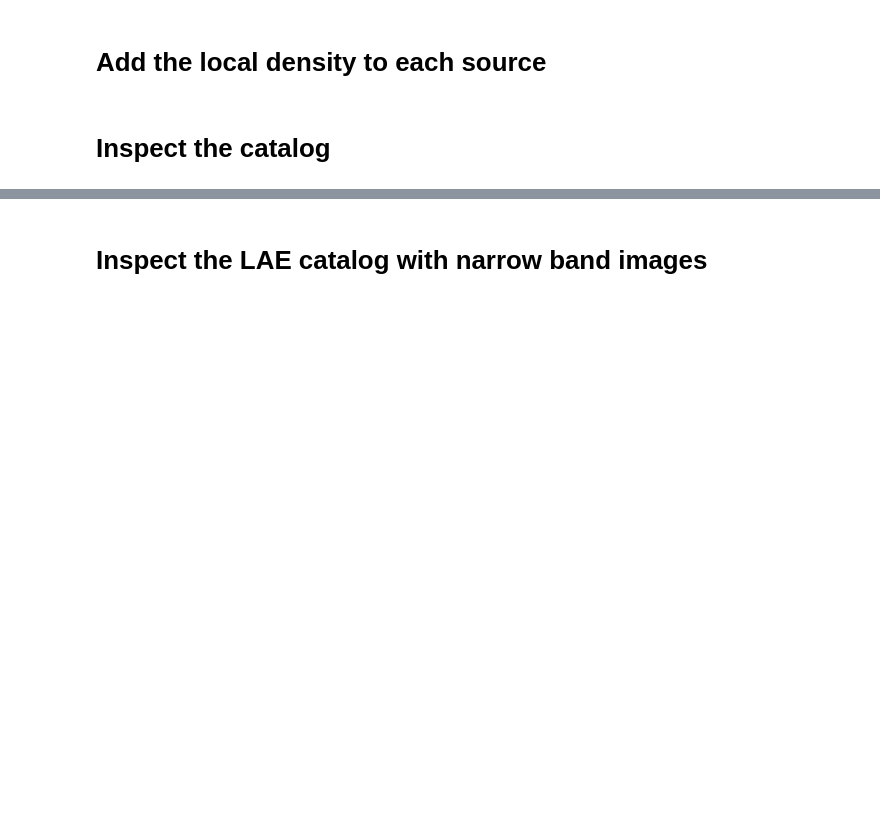
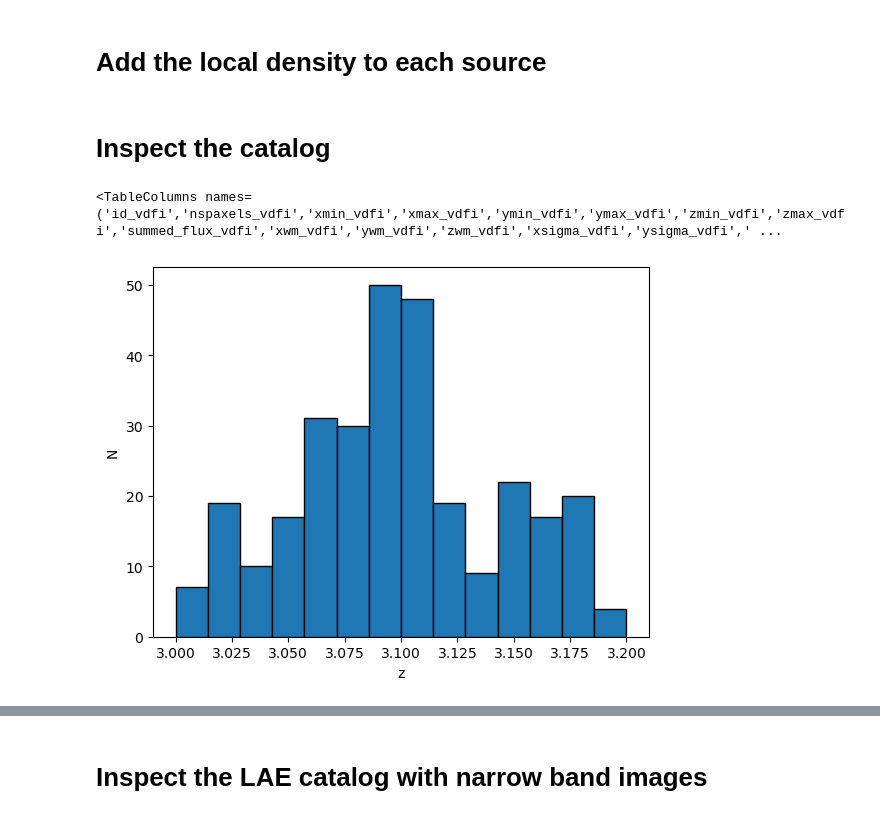
Before and after one commit to BGrashey/Master, a Jupyter notebook: notebooks/prepare_catalog.ipynb, the cells around one changed output, grey strips where cells are left out. Cells and saved outputs as stored; diff of their text form; code cells hidden in the pictures; blank space fills up the shorter version.

```diff
--- a/notebooks/prepare_catalog.ipynb
+++ b/notebooks/prepare_catalog.ipynb
@@ -37,13 +41,15 @@ cat["LUMINOSITY"] = luminosity(Flux, z)
 # Add the local density to each source
 # %%
 pos = radec_z_to_cartesian(cat["ra_vdfi"], cat["dec_vdfi"], cat["z_vdfi"])
-rho = knn_density(pos)
+rho, _ = knn_density(pos)
 
 cat["DENSITY"] = rho
 # %% [markdown]
 # Inspect the catalog
 # %%
 print(cat.columns)
+# %% [output]
+<TableColumns names=('id_vdfi','nspaxels_vdfi','xmin_vdfi','xmax_vdfi','ymin_vdfi','ymax_vdfi','zmin_vdfi','zmax_vdfi','summed_flux_vdfi','xwm_vdfi','ywm_vdfi','zwm_vdfi','xsigma_vdfi','ysigma_vdfi',' ...
 # %%
 LAE_mask = cat["PROB"] > 0.5
 cat = cat[LAE_mask]
@@ -51,10 +57,16 @@ cat.sort("FLUX")
 # %%
-redshift_bins = np.linspace(2.7, 3.4, 15)
+zmin = 3.
+zmax = 3.2
+z_mask = (cat["REDSHIFT"] > zmin) & (cat["REDSHIFT"] < zmax)
+cat = cat[z_mask]
+redshift_bins = np.linspace(zmin, zmax, 15)
 
 plt.hist(cat["REDSHIFT"], bins=redshift_bins, edgecolor="black")
 plt.xlabel("z")
 plt.ylabel("N")
 plt.show()
+# %% [output]
+[figure, added]
 # %%
 prob_bins = np.linspace(0,1,11)
 plt.hist(cat["PROB"], bins=prob_bins, edgecolor="black")
```
Also changed, not shown: parts of 10 cells of this notebook, 6 other files.
